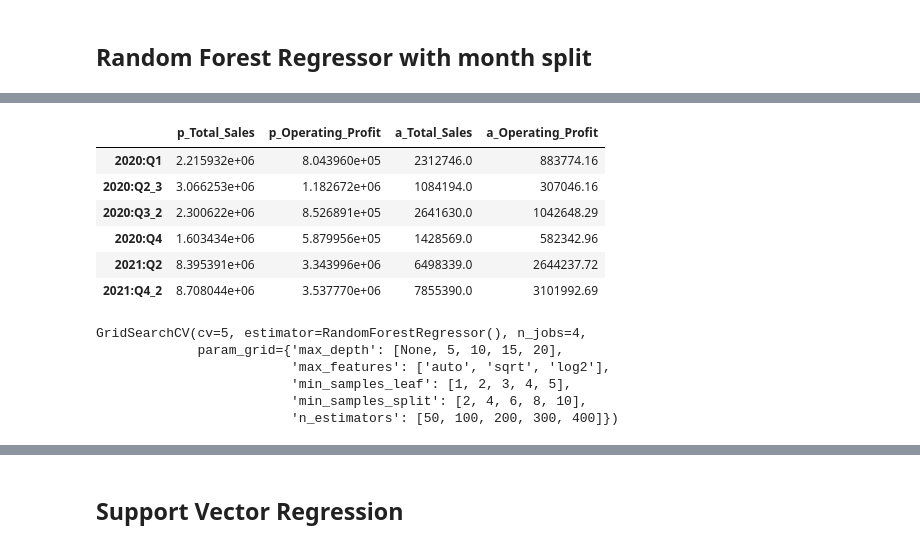
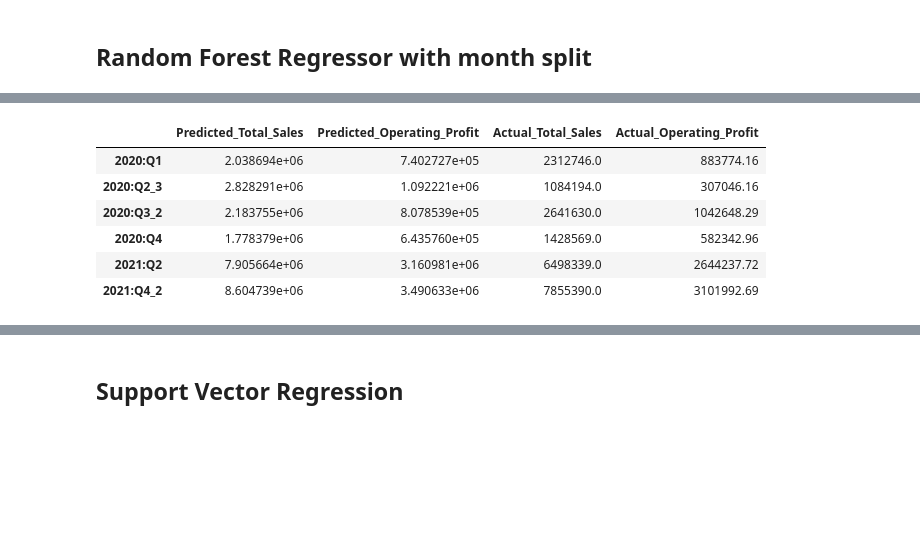
Before and after one commit to MitchellGleason/Final-Project, a Jupyter notebook: Machine_Leanring_Notebooks/multi_linear_reg_ML.ipynb, the cells around one changed output, grey strips where cells are left out. Saved outputs shown, nothing was run; the diff lists cells and outputs as text; code cells hidden in the pictures; blank space fills up the shorter version.

```diff
--- a/Machine_Leanring_Notebooks/multi_linear_reg_ML.ipynb
+++ b/Machine_Leanring_Notebooks/multi_linear_reg_ML.ipynb
@@ -440,7 +550,10 @@ rfr = RandomForestRegressor(n_estimators=100, random_state=0)
 # %%
+#Create a random forest regressor
+opt_rfr = RandomForestRegressor(max_depth=None, max_features= 'sqrt', min_samples_leaf= 2, min_samples_split= 2, n_estimators= 50, random_state=0)
+
 #Fit the model to the training data
-rfr.fit(X_train, y_train)
+opt_rfr.fit(X_train, y_train)
 
 #Make predictions using the testing data
-rfr_predictions = rfr.predict(X_test)
+opt_rfr_predictions = opt_rfr.predict(X_test)
 # %%
@@ -454,0 +569,19 @@ Random Forest Regressor RMSE: 908263.8361520545
+# %%
+#For loop to find the optimal parameters
+opt_rfr_rmse_loop = 824167
+
+for n in opt_rfr_grid['n_estimators']:
+    for d in opt_rfr_grid['max_depth']:
+        for s in opt_rfr_grid['min_samples_split']:
+            for l in opt_rfr_grid['min_samples_leaf']:
+                for f in opt_rfr_grid['max_features']:
+                    opt_rfr = RandomForestRegressor(max_depth=d, max_features=f, min_samples_leaf=l, min_samples_split=s, n_estimators=n, random_state=0)
+                    opt_rfr.fit(X_train, y_train)
+                    opt_rfr_predictions = opt_rfr.predict(X_test)
+                    opt_rfr_rmse_in_loop = mean_squared_error(y_test, opt_rfr_predictions)**.5
+
+                    #If the RMSE is lower than the previous RMSE, then update
+                    if opt_rfr_rmse_in_loop < opt_rfr_rmse_loop:
+                        opt_rfr_rmse_loop = opt_rfr_rmse_in_loop
+                        print(f'RMSE: {opt_rfr_rmse_loop}')
+                        print(f'Optimal parameters: n_estimators={n}, max_depth={d}, min_samples_split={s}, min_samples_leaf={l}, max_features={f}')
@@ -455,18 +595,27 @@ Random Forest Regressor RMSE: 908263.8361520545
+# %%
+#Create a random forest regressor
+opt_rfr = RandomForestRegressor(max_depth=None, max_features= 'sqrt', min_samples_leaf= 1, min_samples_split= 4, n_estimators= 50, random_state=0)
+
+#Fit the model to the training data
+opt_rfr.fit(X_train, y_train)
+
+#Make predictions using the testing data
+opt_rfr_predictions = opt_rfr.predict(X_test)
 # %%
-#A RMSE of 908263 means that the model is off by about $900,000 on average
+#A RMSE of 3708158 means that the model is off by about $3.7 million on average
 
 #Create a dataframe of the predictions
-rfr_df = pd.DataFrame(rfr_predictions, columns=['p_Total_Sales', 'p_Operating_Profit'], index=y_test.index)
-rfr_df['a_Total_Sales'], rfr_df['a_Operating_Profit'] = y_test['Total Sales'], y_test['Operating Profit']
-rfr_df = rfr_df.sort_index()
-rfr_df
+opt_rfr_df = pd.DataFrame(opt_rfr_predictions, columns=['Predicted_Total_Sales', 'Predicted_Operating_Profit'], index=y_test.index)
+opt_rfr_df['Actual_Total_Sales'], opt_rfr_df['Actual_Operating_Profit'] = y_test['Total_sales'], y_test['Operating_profit']
+opt_rfr_df = opt_rfr_df.sort_index()
+opt_rfr_df
 # %% [output]
-|  | p_Total_Sales | p_Operating_Profit | a_Total_Sales | a_Operating_Profit |
-| 2020:Q1 | 2.215932e+06 | 8.043960e+05 | 2312746.0 | 883774.16 |
-| 2020:Q2_3 | 3.066253e+06 | 1.182672e+06 | 1084194.0 | 307046.16 |
-| 2020:Q3_2 | 2.300622e+06 | 8.526891e+05 | 2641630.0 | 1042648.29 |
-| 2020:Q4 | 1.603434e+06 | 5.879956e+05 | 1428569.0 | 582342.96 |
-| 2021:Q2 | 8.395391e+06 | 3.343996e+06 | 6498339.0 | 2644237.72 |
-| 2021:Q4_2 | 8.708044e+06 | 3.537770e+06 | 7855390.0 | 3101992.69 |
+|  | Predicted_Total_Sales | Predicted_Operating_Profit | Actual_Total_Sales | Actual_Operating_Profit |
+| 2020:Q1 | 2.038694e+06 | 7.402727e+05 | 2312746.0 | 883774.16 |
+| 2020:Q2_3 | 2.828291e+06 | 1.092221e+06 | 1084194.0 | 307046.16 |
+| 2020:Q3_2 | 2.183755e+06 | 8.078539e+05 | 2641630.0 | 1042648.29 |
+| 2020:Q4 | 1.778379e+06 | 6.435760e+05 | 1428569.0 | 582342.96 |
+| 2021:Q2 | 7.905664e+06 | 3.160981e+06 | 6498339.0 | 2644237.72 |
+| 2021:Q4_2 | 8.604739e+06 | 3.490633e+06 | 7855390.0 | 3101992.69 |
 # %%
 #Plot the predictions vs. the actual values
@@ -474,18 +623,0 @@ px.line(rfr_df, x=rfr_df.index, y=['p_Total_Sales', 'a_Total_Sales', 'p_Operatin
-# %%
-#Find optimal parameters using GridSearchCV
-grid = {'n_estimators': [50, 100, 200, 300, 400],
-        'max_depth': [None, 5, 10, 15, 20],
-        'min_samples_split': [2, 4, 6, 8, 10],
-        'min_samples_leaf': [1, 2, 3, 4, 5],
-        'max_features': ['auto', 'sqrt', 'log2']}
-
-#Grid search function
-CV_rfr = GridSearchCV(estimator=RandomForestRegressor(), param_grid=grid, cv=5, n_jobs=4)
-CV_rfr.fit(X_train, y_train)
-# %% [output]
-GridSearchCV(cv=5, estimator=RandomForestRegressor(), n_jobs=4,
-             param_grid={'max_depth': [None, 5, 10, 15, 20],
-                         'max_features': ['auto', 'sqrt', 'log2'],
-                         'min_samples_leaf': [1, 2, 3, 4, 5],
-                         'min_samples_split': [2, 4, 6, 8, 10],
-                         'n_estimators': [50, 100, 200, 300, 400]})
```
Also changed, not shown: parts of 77 cells of this notebook.
